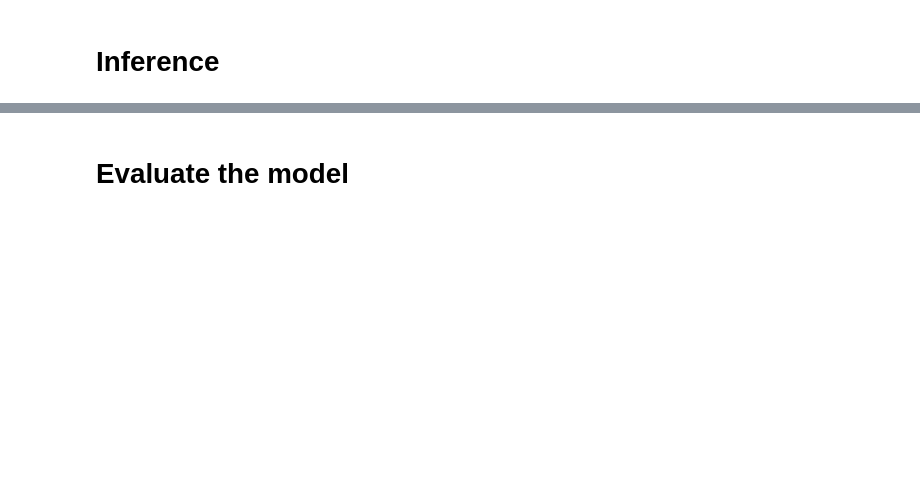
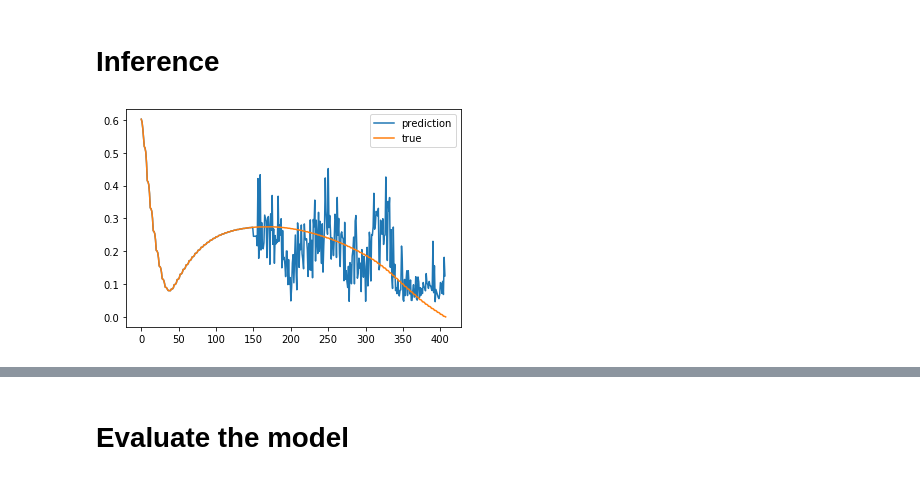
Before and after one commit to Pigrabbit/lstm, a Jupyter notebook: jupyter/remodel_tf_tutorial_version_lstm.ipynb, the cells around one changed output, grey strips where cells are left out. Drawn from its saved outputs; the diff is of its cells as text; code cells hidden in the pictures; blank space fills up the shorter version.

```diff
--- a/jupyter/remodel_tf_tutorial_version_lstm.ipynb
+++ b/jupyter/remodel_tf_tutorial_version_lstm.ipynb
@@ -574,5 +483,46 @@ plot_train_history(single_step_history,
 # %% [markdown]
 # Inference
+# %%
+def cascade_inference(model, test_x, test_y, obs):
+    y_hat_list = []
+    observed = test_y[:obs]
+    y_hat_list.extend(observed)
+
+    buffer = test_x[obs:obs+1]
+    mu = 0.1
+
+    for i in range(obs+1, test_x.shape[0]):
+        y_hat = model.predict(buffer)
+        predicted_val = y_hat[0, 0, 0]
+        y_hat_list.append(predicted_val)
+
+        buffer = np.delete(buffer, 0, 1)
+#         next_wbhp = test_x[i:i+1][0, 4, 1]
+        predicted_array = np.array([[predicted_val]])
+
+        buffer = np.vstack((buffer[0], predicted_array))
+        buffer = np.reshape(buffer, (1, 5, 1))
+
+        mean_wopr = np.mean(buffer[0], axis=0)[0]
+#         mean_wbhp = np.mean(buffer[0], axis=0)[1]
+        wopr_predicted_noise_added = np.random.normal(mean_wopr, mu, 1)
+#         wbhp_predicted_noise_added = np.random.normal(mean_wbhp, mu, 1)
+
+        buffer[0, 4, 0] = wopr_predicted_noise_added
+#         buffer[0, 4, 1] = wbhp_predicted_noise_added
+
+    return y_hat_list
+# %%
+OBSERVATION_DATE = 150
+y_hat_list = cascade_inference(single_step_model, test_x, test_y, obs=OBSERVATION_DATE)
+# %%
+plt.plot(y_hat_list, label='prediction')
+plt.plot(test_y, label='true')
+
+plt.legend()
+plt.show()
+# %% [output]
+[figure, added]
 # %%
 y_hat_list = []
 predicted_differences = []
```
Also changed, not shown: parts of 51 cells of this notebook, 13 other files.
